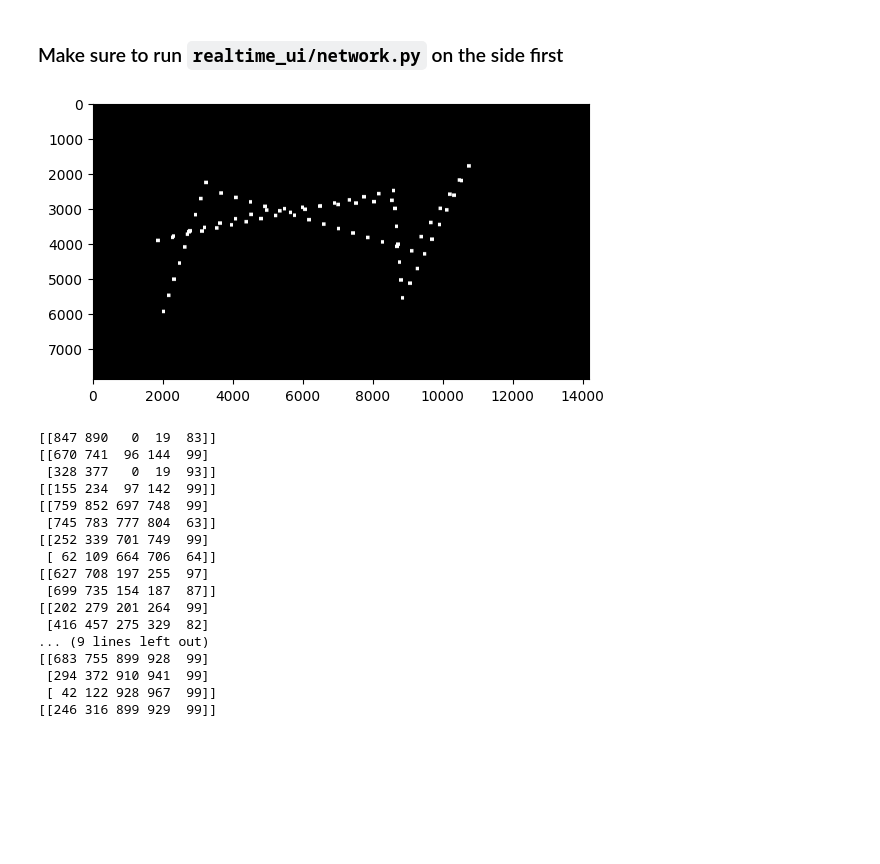
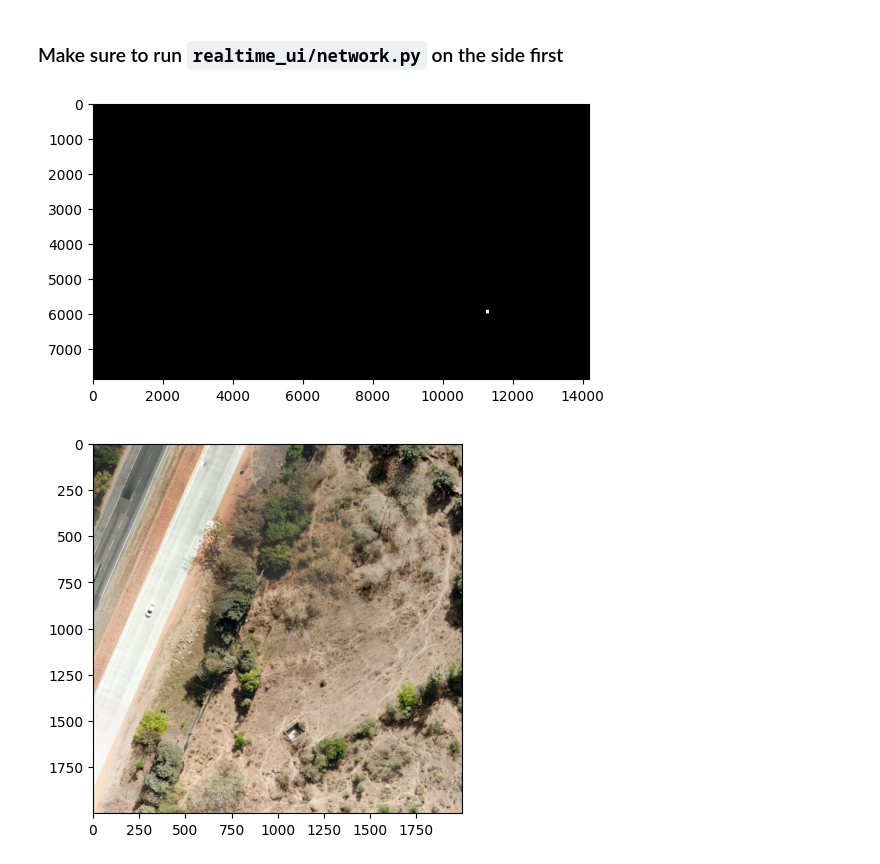
Before and after one commit to alago1/rt-flight, a Jupyter notebook: realtime_ui/model_sender.ipynb, the cells around one changed output. Saved outputs shown, nothing was run; the diff lists cells and outputs as text; code cells hidden in the pictures; blank space fills up the shorter version.

```diff
--- a/realtime_ui/model_sender.ipynb
+++ b/realtime_ui/model_sender.ipynb
@@ -19,7 +19,7 @@ import messaging_pb2_grpc
 class ImageProcessingLayer:
     def __init__(
         self,
-        output_dim=(1000, 1000),
+        output_dim=(2000,2000),
         mock=True,
         mock_image_path=None,
         mock_num_samples=10,
@@ -34,23 +34,23 @@ class ImageProcessingLayer:
         self.mock_wait_time = mock_wait_time
 
         if mock_image_path is None:
-            # mock_image_path = "data/demo.jpg"
-            mock_image_path = "../data/demo.jpg"
+            mock_image_path = "../data/Blore_Clean.jpg"
+
 
         self._mock_img_full = np.asarray(Image.open(mock_image_path))[:, :, :3]
 
         self._output_dim = output_dim
         diag_len = np.sqrt(self._output_dim[0] ** 2 + self._output_dim[1] ** 2)
-        self._gcps_pixels = self._generate_random_gcps(
-            self._mock_img_full, mock_num_samples, padding=(diag_len, diag_len)
-        )
+        # self._generate_random_gcps(
+        #     self._mock_img_full, mock_num_samples, padding=(diag_len, diag_len)
+        # )
 
         self._mock_corner_gps_coords = mock_corner_gps_coords
         self._pixel_to_gps_transform = self._dataset_pixel_to_gps_transform(
             self._mock_corner_gps_coords
         )
 
-        self._path_pixels = self._build_path_pixels(self._gcps_pixels)
+        self._path_pixels = [np.array((11254, 5953, -88.80000000000001))]
 
     def _generate_random_gcps(self, img, num_samples, padding=(0, 0)):
         return np.random.randint(
@@ -115,6 +115,8 @@ class ImageProcessingLayer:
             corner_gps_coords = self._get_corner_gps_coords_of_sample_img(
                 center, theta_radians
             )
+            plt.imshow(rotated_img)
+            plt.show()
             yield rotated_img, corner_gps_coords
 
     def _crop_around(self, img, center, dim):
@@ -184,6 +186,30 @@ class ImageProcessingLayer:
                 bot_right_pixel,
             ]
         ]
+
+    def dataset_gps_to_pixel_transform(self):
+        corner_gps_coords = [
+        np.array((12.86308254761559, 77.5151947517078)),
+        np.array((12.863010715187013, 77.52267023737696)),
+        np.array((12.859008245256549, 77.5151541499705)),
+        np.array((12.858936436333265, 77.52262951527761))
+        ]
+
+        height, width = 7877, 14180
+        top_left_gps, top_right_gps, bot_left_gps, bot_right_gps = corner_gps_coords
+        right_vec = (top_right_gps - top_left_gps) / width
+        bot_vec = (bot_left_gps - top_left_gps) / height
+
+        transformation = np.array(
+            [[right_vec[0], bot_vec[0]], [right_vec[1], bot_vec[1]]]
+        )
+
+        inv_transformation = np.linalg.inv(transformation)
+
+        def transform(gps_coords):
+            return inv_transformation @ (gps_coords - top_left_gps)
+
+        return transform
 
     def _dataset_pixel_to_gps_transform(self, corner_gps_coords):
         height, width = self._mock_img_full.shape[:2]
@@ -393,7 +419,7 @@ DATASET_CORNER_GPS_COORDS = np.array([DATASET_TOP_LEFT_GPS, DATASET_TOP_RIGHT_GP
 # %%
 # np.random.seed(40)
 
-mock_image_path = "../data/Blore_Clean.tif"
+mock_image_path = "../data/Blore_Clean.jpg"
 
 img_layer = ImageProcessingLayer(
     mock_wait_time=1,
@@ -402,48 +428,33 @@ img_layer = ImageProcessingLayer(
 )
 
 # For illustration, show the mock path
 pathtrace = np.zeros(img_layer._mock_img_full.shape[:2])
 for pixel in img_layer._path_pixels:
     y, x = pixel[:2].astype(int)
     pathtrace[x-50:x+50, y-50:y+50] = 1
 plt.imshow(pathtrace, cmap="gray")
 plt.show()
 
 weights_file = "../yolo/yolov3-aerial.weights"
 classes_file = "../yolo/aerial.names"
 config_file = "../yolo/yolov3-aerial.cfg"
 
 obj_layer = ObjectDetectionLayer(
     config_file=config_file, weights_file=weights_file, classes_file=classes_file
 )
 
 mav_layer = MavlinkInterfaceLayer()
 
 for img, img_corner_gps in img_layer.run():
     bboxes_gps, bboxes_pixels = obj_layer.run(img, img_corner_gps)
     responses = mav_layer.run(bboxes_gps)
+    print()
 
     if len(bboxes_gps) != 0 and len(responses) == 0:
         print("No responses from MAVLink")
 
     if responses:
         print(bboxes_pixels)
 # %% [output]
-[figure, old version]
+[figure, new version]
-[[847 890   0  19  83]]
-[[670 741  96 144  99]
- [328 377   0  19  93]]
-[[155 234  97 142  99]]
-[[759 852 697 748  99]
- [745 783 777 804  63]]
-[[252 339 701 749  99]
- [ 62 109 664 706  64]]
-[[627 708 197 255  97]
- [699 735 154 187  87]]
-[[202 279 201 264  99]
- [416 457 275 329  82]
-... (9 lines left out)
-[[683 755 899 928  99]
- [294 372 910 941  99]
- [ 42 122 928 967  99]]
-[[246 316 899 929  99]]
+[figure, added]
```
Also changed, not shown: parts of 1 cell of this notebook, 3 other files.
